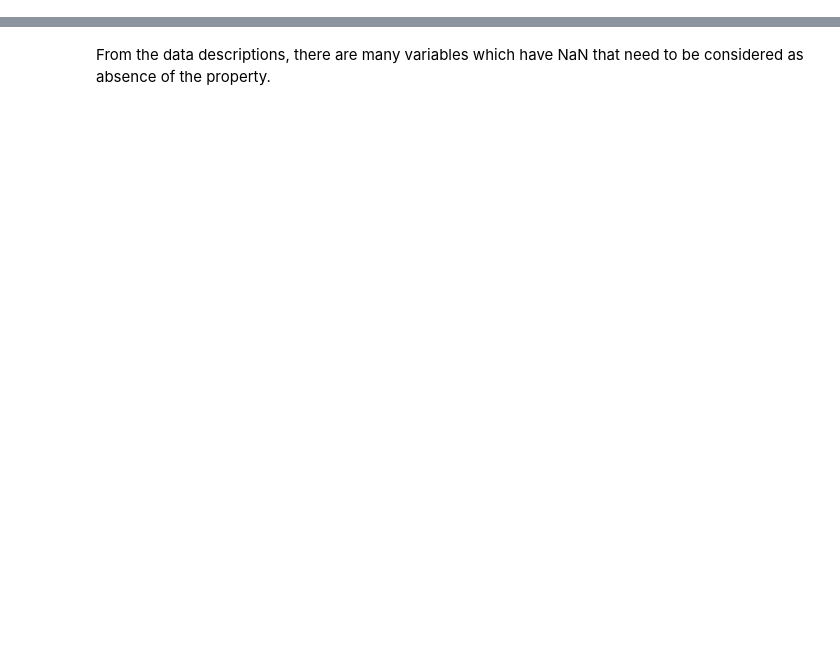
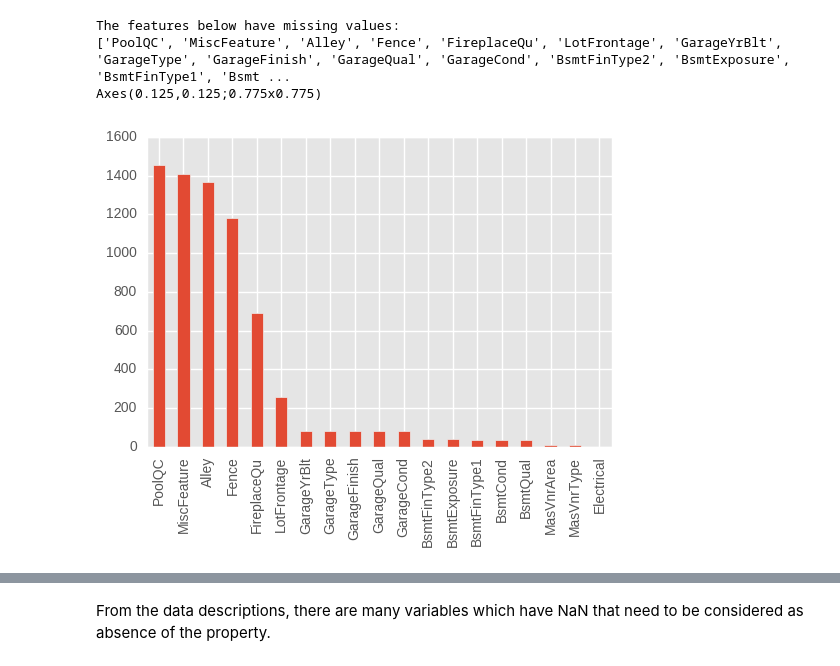
Before and after one commit to dolremi/Housing_Price, a Jupyter notebook: notebook/features.ipynb, the cells around one changed output, grey strips where cells are left out. Saved outputs shown, nothing was run; the diff lists cells and outputs as text; code cells hidden in the pictures; blank space fills up the shorter version.

```diff
--- a/notebook/features.ipynb
+++ b/notebook/features.ipynb
@@ -34,0 +24,2 @@ The columns that have more than half empty values:
+# %%
+train,test, all = DataStream.load_data("data.json")
@@ -34,0 +33,3 @@ The columns that have more than half empty values:
+# %%
+Train_explore = DataDescribe(train)
+Train_explore.summary()
@@ -34,0 +54,7 @@ The columns that have more than half empty values:
+# %%
+Train_explore.find_empty()
+# %% [output]
+The features below have missing values:
+['PoolQC', 'MiscFeature', 'Alley', 'Fence', 'FireplaceQu', 'LotFrontage', 'GarageYrBlt', 'GarageType', 'GarageFinish', 'GarageQual', 'GarageCond', 'BsmtFinType2', 'BsmtExposure', 'BsmtFinType1', 'Bsmt ...
+Axes(0.125,0.125;0.775x0.775)
+[figure, added]
```
Also changed, not shown: parts of 21 cells of this notebook, 4 other files.
